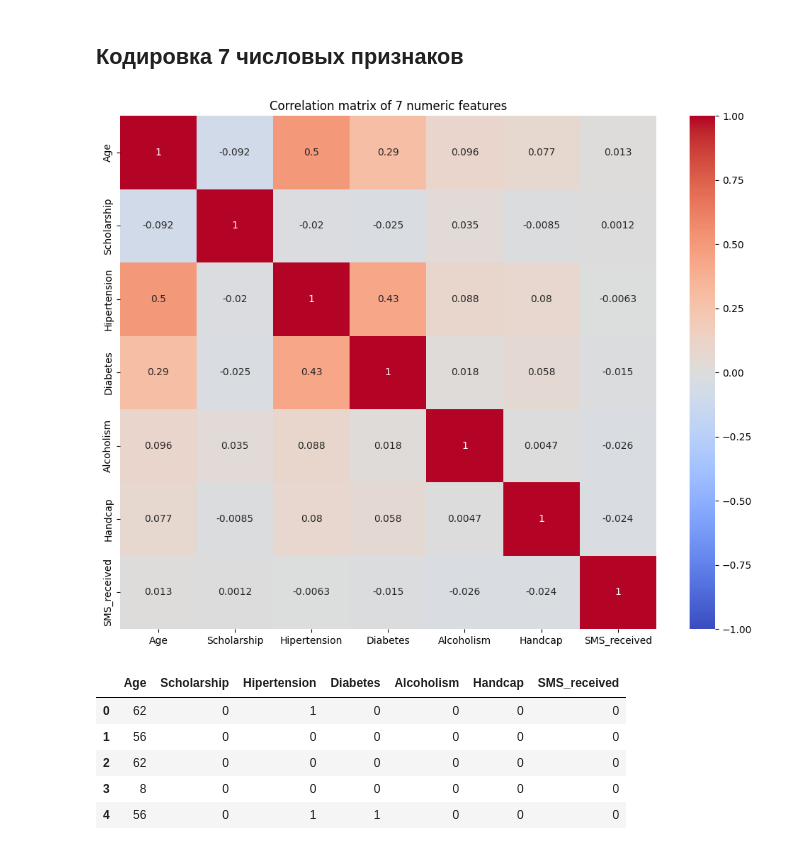
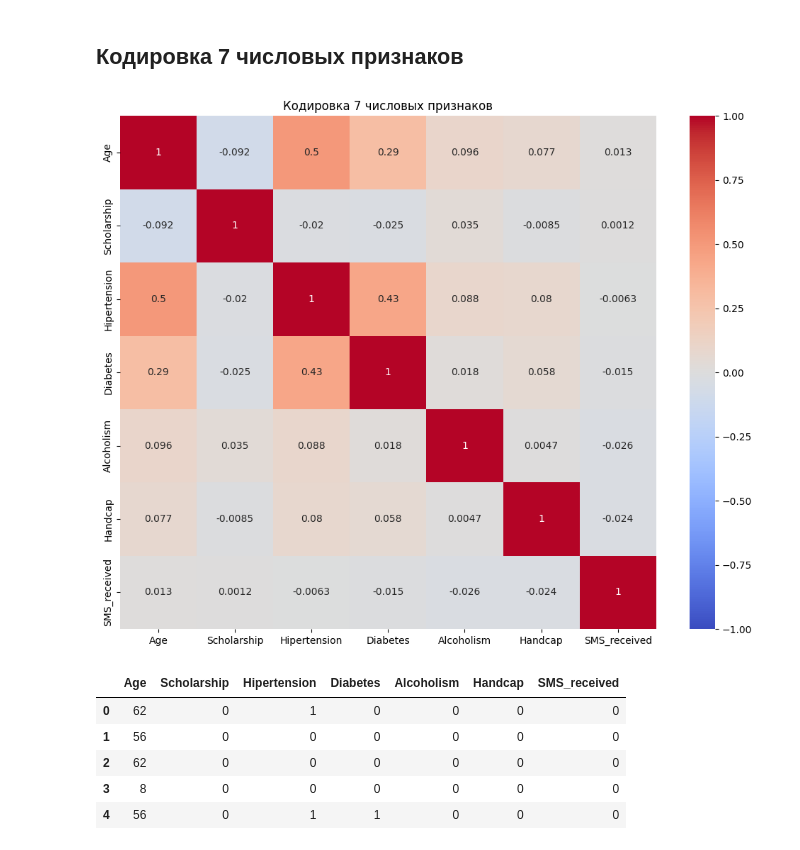
Before and after one commit to Aleksandr219-0/sf_data_science, a Jupyter notebook: eda-5/noshowappointments_cometml.ipynb, the cells around one changed output. Cells and saved outputs as stored; diff of their text form; code cells hidden in the pictures.

```diff
--- a/eda-5/noshowappointments_cometml.ipynb
+++ b/eda-5/noshowappointments_cometml.ipynb
@@ -123,10 +123,10 @@ corr_matrix = numeric_data.corr()
 # %%
 fig, ax = plt.subplots(figsize=(10, 8))
 sns.heatmap(corr_matrix, annot=True, cmap='coolwarm', vmin=-1, vmax=1, ax=ax)
-ax.set_title('Correlation matrix of 7 numeric features')
+ax.set_title('Кодировка 7 числовых признаков')
 fig.tight_layout()
 # %% [output]
-[figure, old version]
+[figure, new version]
 # %%
 experiment.log_figure(figure_name='correlation_heatmap', figure=fig)
 plt.show()
```
Also changed, not shown: 3 other files.
